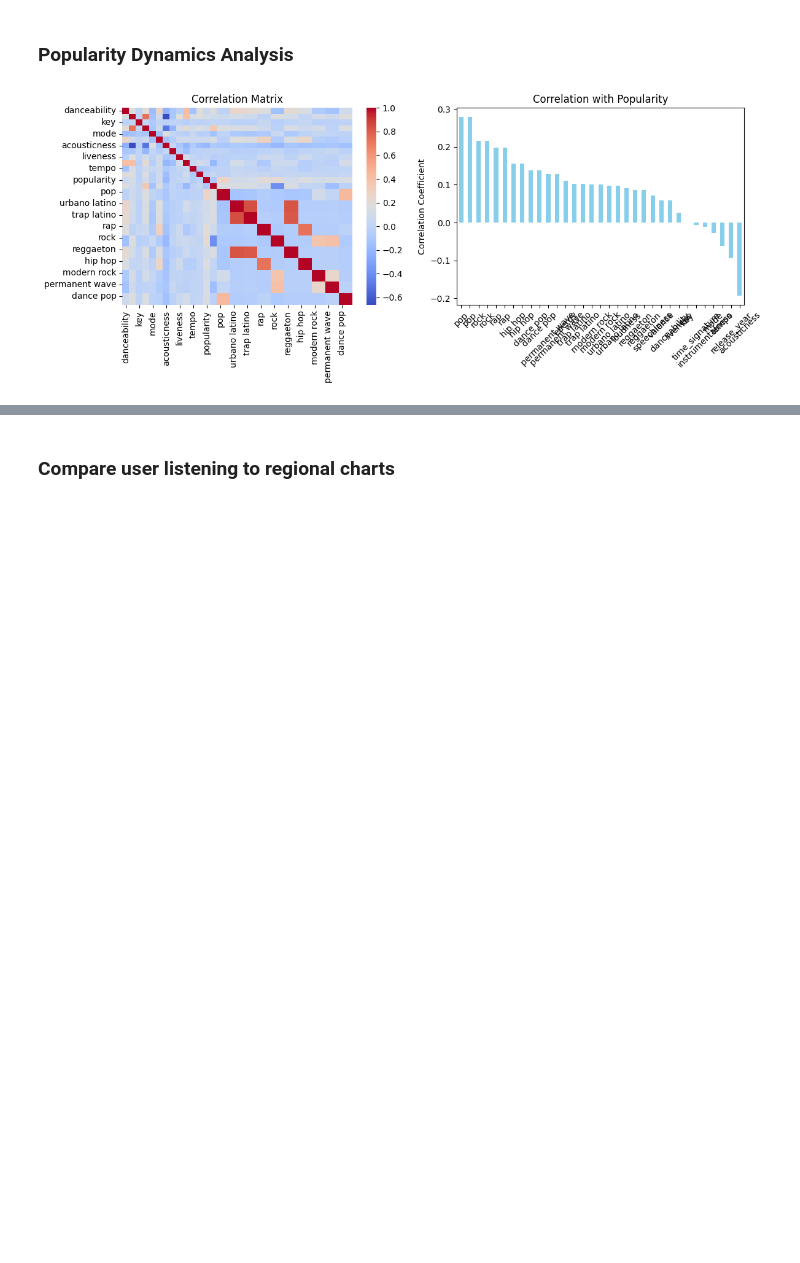
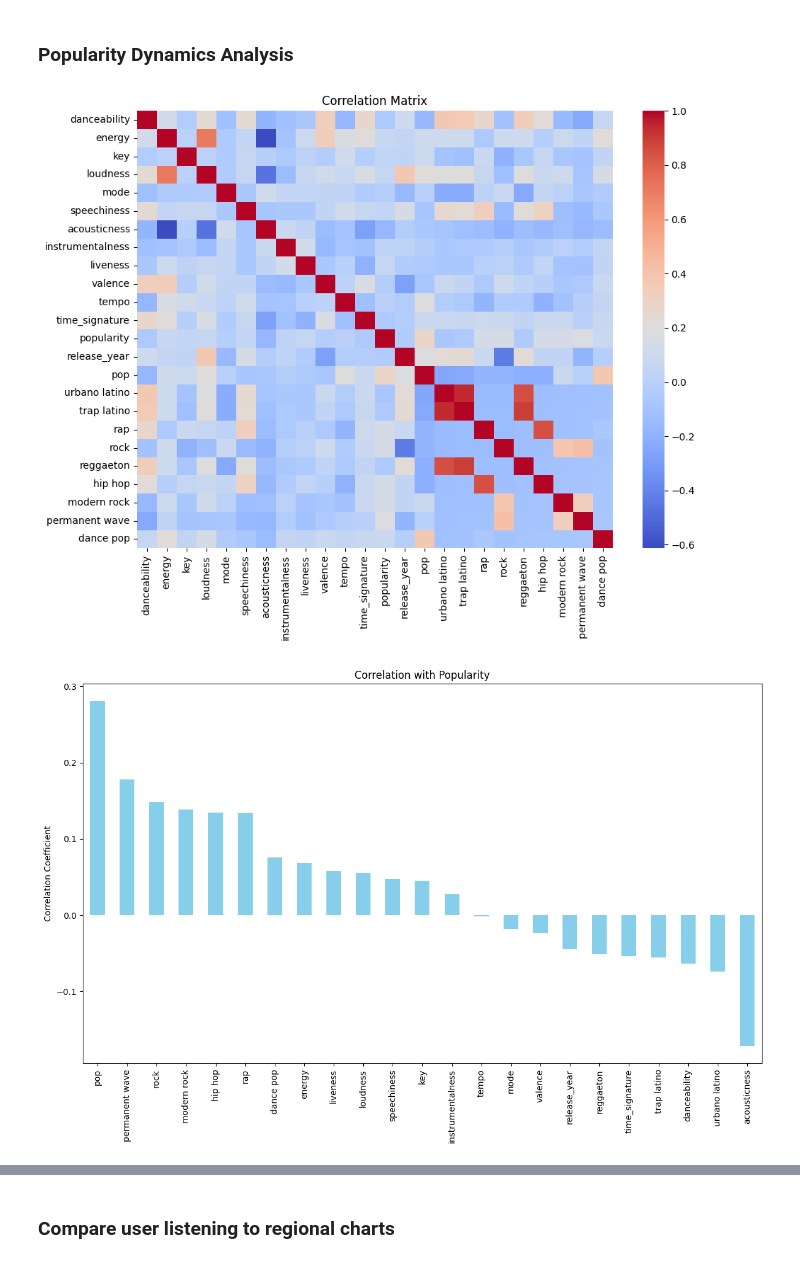
Before and after one commit to LNickelsburg/iss310-final-project, a Jupyter notebook: FinalProject.ipynb, the cells around one changed output, grey strips where cells are left out. Drawn from its saved outputs; the diff is of its cells as text; code cells hidden in the pictures; blank space fills up the shorter version.

```diff
--- a/FinalProject.ipynb
+++ b/FinalProject.ipynb
@@ -342,27 +375,27 @@ plt.show()
 # %%
 
 
-correlation_matrix = combined_tracks_df[normalizable_features].corr()
+correlation_matrix = charts_details_df[normalizable_features].corr()
 popularity_correlation = correlation_matrix["popularity"].sort_values(ascending=False)
 # %%
-fig, axes = plt.subplots(1, 2, figsize=(12, 5))  # 1 row, 2 columns
-
-# Heatmap for the correlation matrix
-#
-sns.heatmap(correlation_matrix, annot=False, cmap="coolwarm", fmt=".2f", ax=axes[0])
-axes[0].set_title("Correlation Matrix")
-
-# Bar plot for correlations with popularity
-popularity_correlation.drop("popularity").plot(kind="bar", color="skyblue", ax=axes[1])
-axes[1].set_title("Correlation with Popularity")
-axes[1].set_ylabel("Correlation Coefficient")
-axes[1].tick_params(axis='x', rotation=45)
-
-# Adjust layout
+# First figure: Heatmap for the correlation matrix
+fig1 = plt.figure(figsize=(10, 8))
+sns.heatmap(correlation_matrix, annot=False, cmap="coolwarm", fmt=".2f")
+plt.title("Correlation Matrix")
 plt.tight_layout()
 plt.show()
+
+# Second figure: Bar plot for correlations with popularity
+fig2 = plt.figure(figsize=(12, 8))
+popularity_correlation.drop("popularity").plot(kind="bar", color="skyblue")
+plt.title("Correlation with Popularity")
+plt.ylabel("Correlation Coefficient")
+plt.xticks(rotation=90)
+plt.tight_layout()
+plt.show()
 # %% [output]
-[figure, old version]
+[figure, new version]
+[figure, added]
 # %%
 # Compute user-specific correlations
 user_correlation_matrix = user_listening_details_df[normalizable_features].corr()
```
Also changed, not shown: parts of 13 cells of this notebook, 1 other file.
